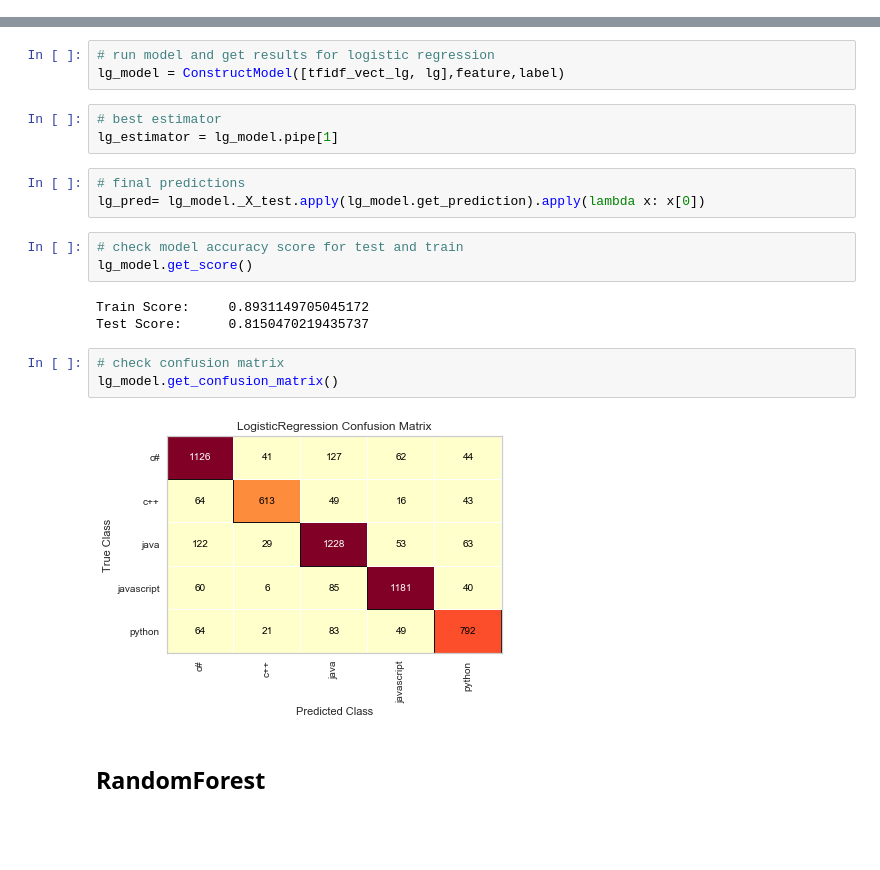
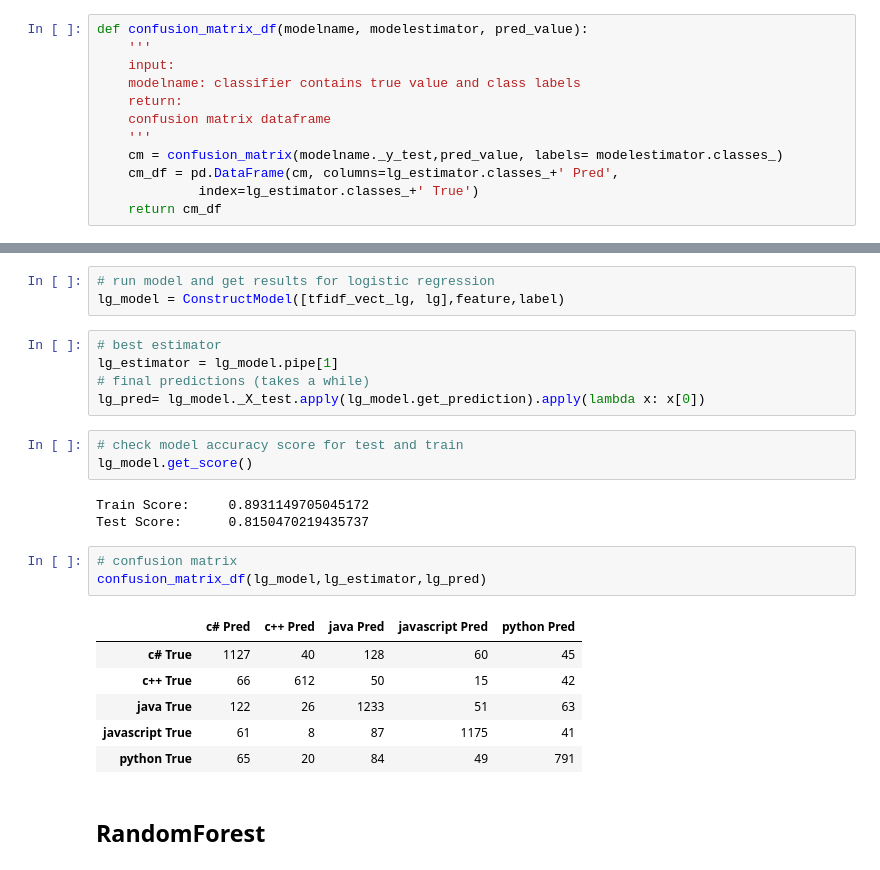
Before and after one commit to QED0711/stack_overflow_nlp, a Jupyter notebook: notebooks/Final_Model_Result_Top_Features.ipynb, the cells around one changed output, grey strips where cells are left out. Saved outputs shown, nothing was run; the diff lists cells and outputs as text; blank space fills up the shorter version.

Commit message:
Generate confusion matrix for all 3 separate models

```diff
--- a/notebooks/Final_Model_Result_Top_Features.ipynb
+++ b/notebooks/Final_Model_Result_Top_Features.ipynb
@@ -38 +36,13 @@ label = posts_df['target']
+# %%
+def confusion_matrix_df(modelname, modelestimator, pred_value):
+    '''
+    input:
+    modelname: classifier contains true value and class labels
+    return:
+    confusion matrix dataframe
+    '''
+    cm = confusion_matrix(modelname._y_test,pred_value, labels= modelestimator.classes_)
+    cm_df = pd.DataFrame(cm, columns=lg_estimator.classes_+' Pred',
+             index=lg_estimator.classes_+' True')
+    return cm_df
 # %% [markdown]
@@ -54,9 +66,8 @@ lg_model = ConstructModel([tfidf_vect_lg, lg],feature,label)
 # %%
 # best estimator
 lg_estimator = lg_model.pipe[1]
+# final predictions (takes a while)
+lg_pred= lg_model._X_test.apply(lg_model.get_prediction).apply(lambda x: x[0])
-# %%
-# final predictions
-lg_pred= lg_model._X_test.apply(lg_model.get_prediction).apply(lambda x: x[0])
 # %%
 # check model accuracy score for test and train
 lg_model.get_score()
@@ -64,10 +75,15 @@ lg_model.get_score()
 Train Score:     0.8931149705045172
 Test Score:      0.8150470219435737
 # %%
-# check confusion matrix
-lg_model.get_confusion_matrix()
+# confusion matrix
+confusion_matrix_df(lg_model,lg_estimator,lg_pred)
 # %% [output]
-[figure, removed]
+|  | c# Pred | c++ Pred | java Pred | javascript Pred | python Pred |
+| c# True | 1127 | 40 | 128 | 60 | 45 |
+| c++ True | 66 | 612 | 50 | 15 | 42 |
+| java True | 122 | 26 | 1233 | 51 | 63 |
+| javascript True | 61 | 8 | 87 | 1175 | 41 |
+| python True | 65 | 20 | 84 | 49 | 791 |
 # %% [markdown]
 ## RandomForest
 # %%
```
Also changed, not shown: parts of 20 cells of this notebook.
